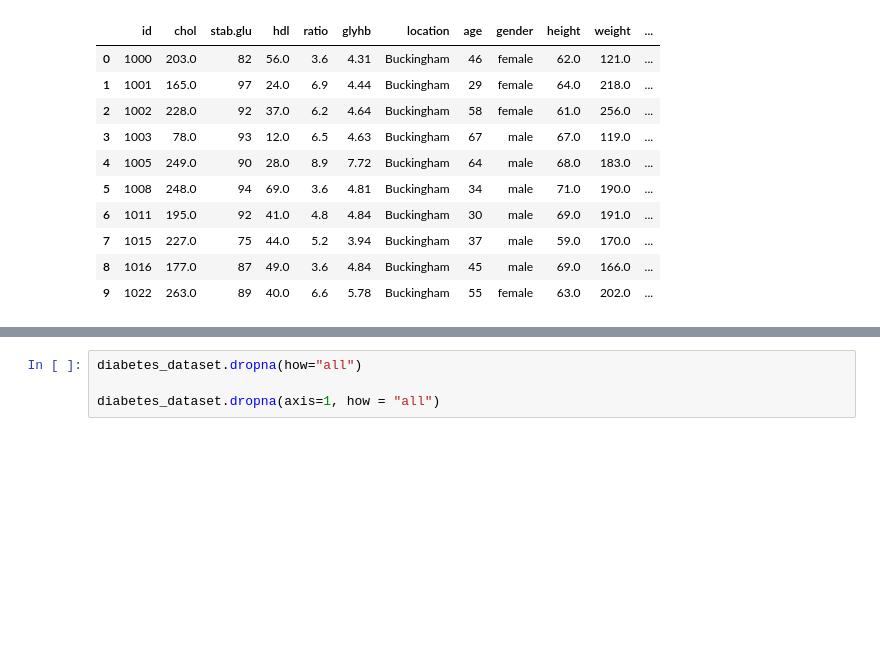
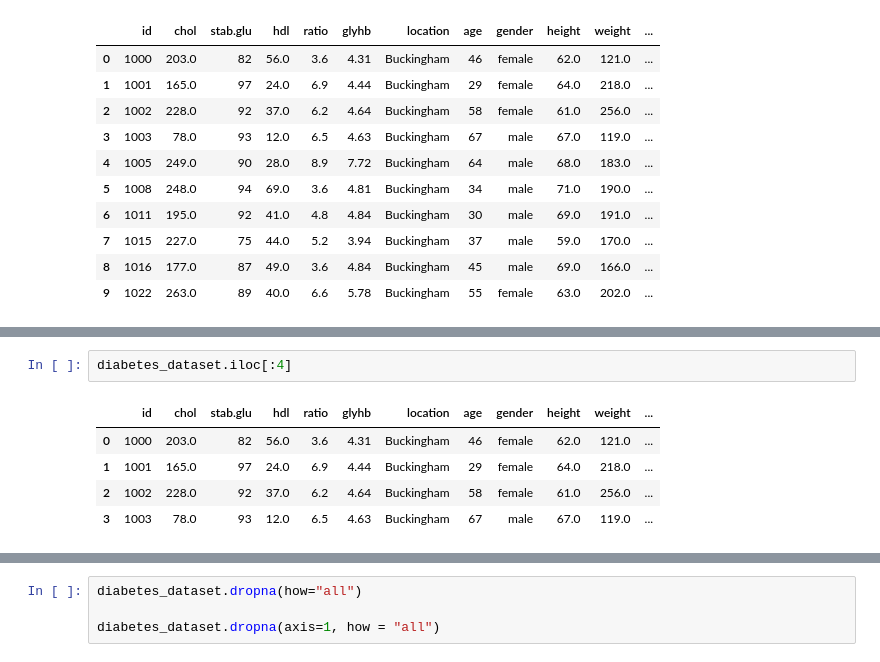
Before and after one commit to gmkumar1988/Data-Analytics-Projects, a Jupyter notebook: Diabetes_Prediction.ipynb, the cells around one changed output, grey strips where cells are left out. Drawn from its saved outputs; the diff is of its cells as text; blank space fills up the shorter version.

```diff
--- a/Diabetes_Prediction.ipynb
+++ b/Diabetes_Prediction.ipynb
@@ -21,0 +85,8 @@ Reading data:
+# %%
+diabetes_dataset.iloc[:4]
+# %% [output]
+|  | id | chol | stab.glu | hdl | ratio | glyhb | location | age | gender | height | weight | ... |
+| 0 | 1000 | 203.0 | 82 | 56.0 | 3.6 | 4.31 | Buckingham | 46 | female | 62.0 | 121.0 | ... |
+| 1 | 1001 | 165.0 | 97 | 24.0 | 6.9 | 4.44 | Buckingham | 29 | female | 64.0 | 218.0 | ... |
+| 2 | 1002 | 228.0 | 92 | 37.0 | 6.2 | 4.64 | Buckingham | 58 | female | 61.0 | 256.0 | ... |
+| 3 | 1003 | 78.0 | 93 | 12.0 | 6.5 | 4.63 | Buckingham | 67 | male | 67.0 | 119.0 | ... |
```
Also changed, not shown: parts of 10 cells of this notebook, 2 other files.
